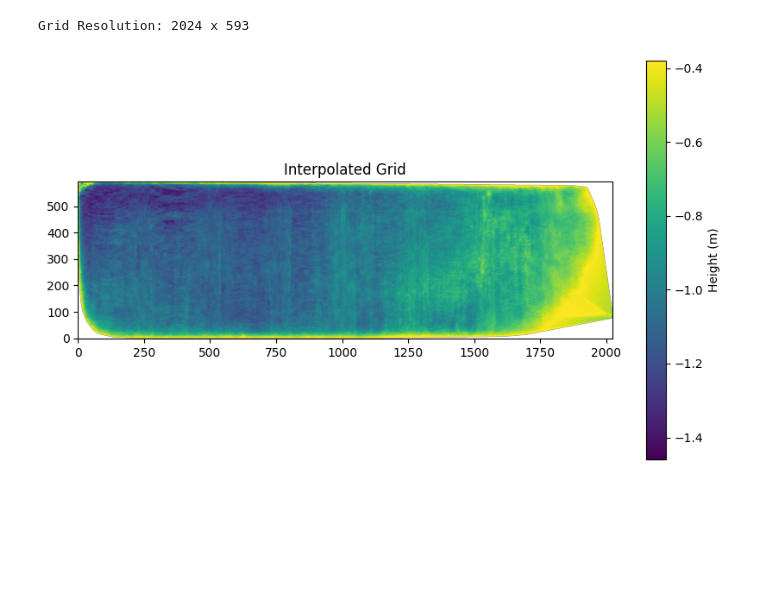
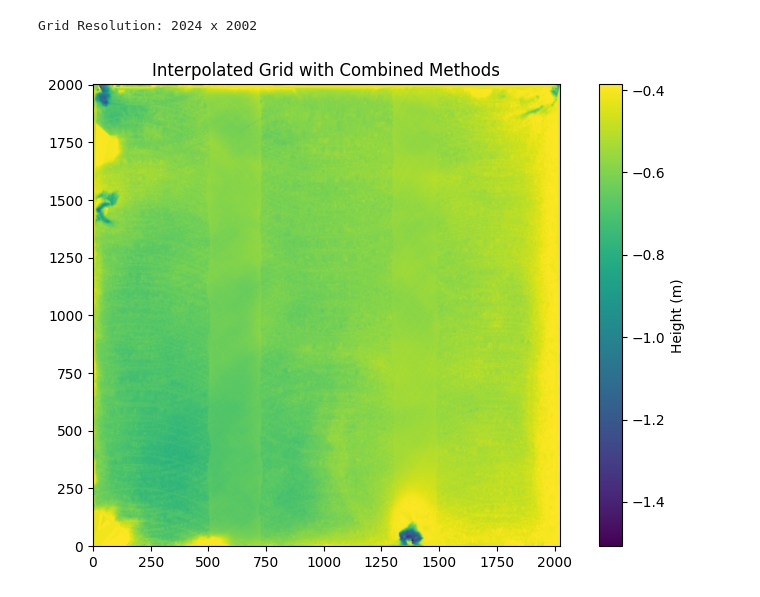
Before and after one commit to Kauel-Chile/sqm_batimetria, a Jupyter notebook: discrete_interface.ipynb, the cells around one changed output. Cells and saved outputs as stored; diff of their text form; code cells hidden in the pictures; blank space fills up the shorter version.

```diff
--- a/discrete_interface.ipynb
+++ b/discrete_interface.ipynb
@@ -274,40 +280,41 @@ file = {
 with open(f'{OUTPUTS_PATH}/{POOL_NAME}.json', 'w') as json_file:
     json.dump(file, json_file, indent=4)
 # %%
-z_below = points_below[:,2]
+z_below = points_below[:, 2]
 z = (height_water - z_below) * (z_max - z_min)
 
-h1 = points_below_pv
-h0 = water_points_pv
+x0, y0, z0 = water_points[:, 0], water_points[:, 1], water_points[:, 2]
+x1, y1, z1 = points_below[:, 0], points_below[:, 1], points_below[:, 2]
 
-# Assume h0 and h1 are both PyVista point clouds
-x0, y0, z0 = h0.points[:, 0], h0.points[:, 1], h0.points[:, 2]
-x1, y1, z1 = h1.points[:, 0], h1.points[:, 1], h1.points[:, 2]
-
-# Step 5: Interpolate onto a regular grid for DEM visualization
-grid_res_x = 2024 # Adjust resolution
+grid_res_x = 2024
 x1_min, x1_max = x1.min(), x1.max()
 y1_min, y1_max = y1.min(), y1.max()
-grid_res_y = int(grid_res_x * (y_max - y_min) / (x_max - x_min))
+grid_res_y = int(grid_res_x * (y1_max - y1_min) / (x1_max - x1_min))
 print(f"Grid Resolution: {grid_res_x} x {grid_res_y}")
 
 grid_x, grid_y = np.meshgrid(
     np.linspace(x1_min, x1_max, grid_res_x),
     np.linspace(y1_min, y1_max, grid_res_y)
 )
 
-grid_z = griddata((x1, y1), z, (grid_x, grid_y), method="linear")*-1
-#print(grid_z.shape)
-#grid_z = griddata((x1, y1), grid_z, (grid_x, grid_y), method="nearest")
+# First interpolation using linear method
+grid_z_linear = griddata((x1, y1), z, (grid_x, grid_y), method="linear") * -1
 
+# Second interpolation using nearest method to ensure complete surface
+grid_z_nearest = griddata((x1, y1), z, (grid_x, grid_y), method="nearest") * -1
+
+# Combine the results to ensure complete surface
+grid_z = np.where(np.isnan(grid_z_linear), grid_z_nearest, grid_z_linear)
+
+# Plotting the combined result
 plt.figure(figsize=(10, 6))
 plt.imshow(grid_z, origin='lower', cmap='viridis')
 plt.colorbar(label='Height (m)')
-plt.title('Interpolated Grid')
+plt.title('Interpolated Grid with Combined Methods')
 plt.show()
 # %% [output]
-Grid Resolution: 2024 x 593
+Grid Resolution: 2024 x 2002
-[figure, old version]
+[figure, new version]
 # %%
 os.environ["OPENCV_IO_ENABLE_OPENEXR"] = "1"
 
```
Also changed, not shown: parts of 7 cells of this notebook.
